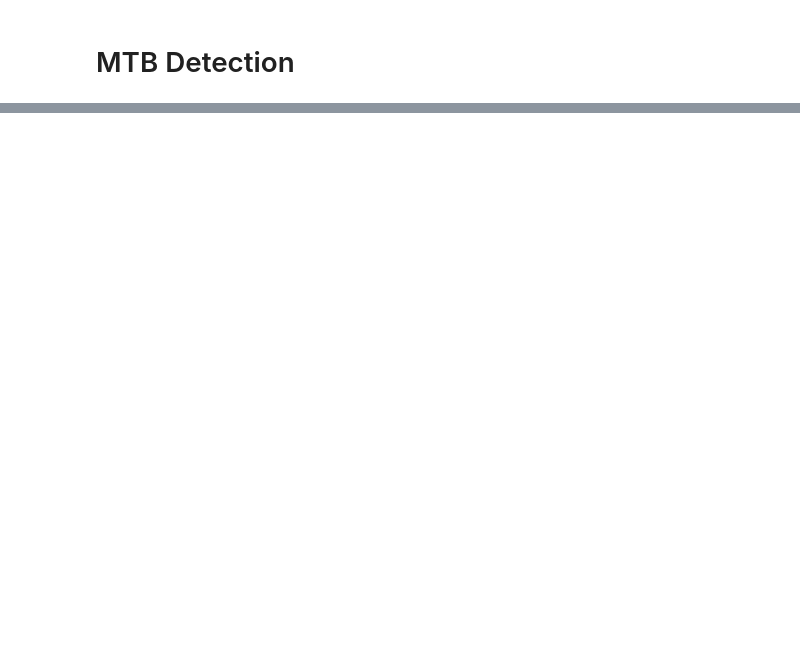
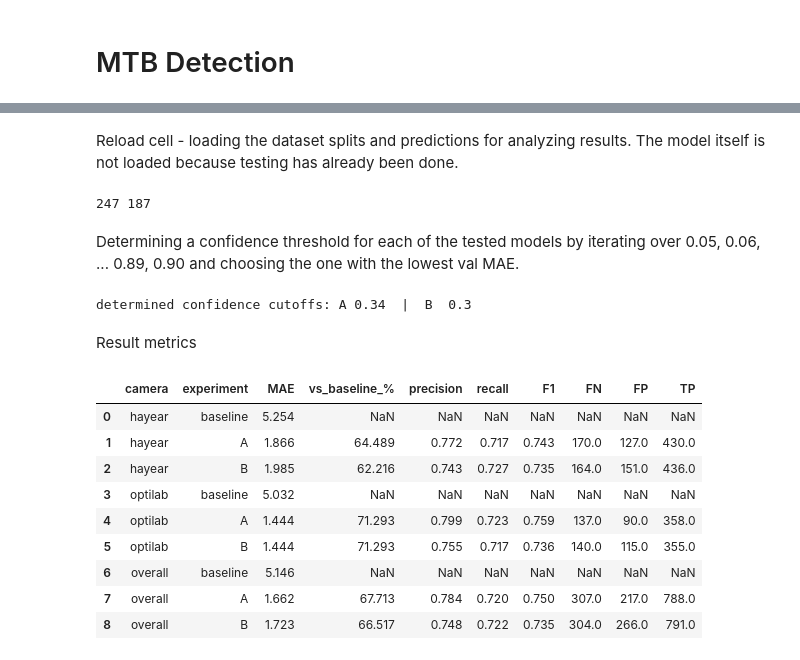
Before and after one commit to luminescent11/MTB-Detection, a Jupyter notebook: MTB_Detection.ipynb, the cells around one changed output, grey strips where cells are left out. Drawn from its saved outputs; the diff is of its cells as text; code cells hidden in the pictures; blank space fills up the shorter version.

```diff
--- a/MTB_Detection.ipynb
+++ b/MTB_Detection.ipynb
@@ -18,0 +412,61 @@ images  labels
+# %% [markdown]
+Reload cell - loading the dataset splits and predictions for analyzing results. The model itself is not loaded because testing has already been done.
+# %%
+val_all    = meta[meta.split == 'val']['path']
+val_hayear = meta[(meta.split == 'val') & (meta.camera == 'hayear')]['path']
+test_all   = meta[meta.split == 'test']['path']          # both cameras; split later with meta
+
+d = torch.load(f'{RUNS}/preds.pt', weights_only=False)
+pA, pB = d['pA'], d['pB']
+print(len(pA), len(pB))
+# %% [output]
+247 187
+# %% [markdown]
+Determining a confidence threshold for each of the tested models by iterating over 0.05, 0.06, ... 0.89, 0.90 and choosing the one with the lowest val MAE.
+# %%
+conf_cutoffs = np.round(np.arange(0.05, 0.91, 0.01), 2)
+
+cA = conf_cutoffs[np.argmin([calculate_model_MAE(val_all, pA, c) for c in conf_cutoffs])]
+cB = conf_cutoffs[np.argmin([calculate_model_MAE(val_hayear, pB, c) for c in conf_cutoffs])]
+
+print('determined confidence cutoffs: A', cA, ' | ', 'B ', cB)
+# %% [output]
+determined confidence cutoffs: A 0.34  |  B  0.3
+# %% [markdown]
+Result metrics
+# %%
+subsets = {
+    'hayear':  meta[(meta.split == 'test') & (meta.camera == 'hayear')]['path'],
+    'optilab': meta[(meta.split == 'test') & (meta.camera == 'optilab')]['path'],
+    'overall': meta[meta.split == 'test']['path'],
+}
+models = {'A': (pA, cA), 'B': (pB, cB)}
+
+results = {}                                   # camera -> experiment -> metric
+for cam, imgs in subsets.items():
+    labels = [Path(str(p).replace('/images/', '/labels/')).with_suffix('.txt') for p in imgs]
+    base = calculate_baseline_MAE(labels, med_A)
+    results[cam] = {'baseline': {'MAE': base}}
+    for name, (preds, cut) in models.items():
+        mae = calculate_model_MAE(imgs, preds, cut)
+        m = calculate_tp_fp_fn(imgs, preds, cut)
+        f1 = 2 * m['precision'] * m['recall'] / max(m['precision'] + m['recall'], 1e-9)
+        results[cam][name] = {'MAE': mae, 'vs_baseline_%': 100 * (base - mae) / base,
+                              'precision': m['precision'], 'recall': m['recall'], 'F1': f1,
+                              'FN': m['FN'], 'FP': m['FP'], 'TP': m['TP']}
+
+table = pd.DataFrame([{'camera': c, 'experiment': e, **v}
+                      for c, exps in results.items() for e, v in exps.items()]).round(3)
+table.to_csv(f'{RUNS}/test_results.csv', index=False)
+table
+# %% [output]
+|  | camera | experiment | MAE | vs_baseline_% | precision | recall | F1 | FN | FP | TP |
+| 0 | hayear | baseline | 5.254 | NaN | NaN | NaN | NaN | NaN | NaN | NaN |
+| 1 | hayear | A | 1.866 | 64.489 | 0.772 | 0.717 | 0.743 | 170.0 | 127.0 | 430.0 |
+| 2 | hayear | B | 1.985 | 62.216 | 0.743 | 0.727 | 0.735 | 164.0 | 151.0 | 436.0 |
+| 3 | optilab | baseline | 5.032 | NaN | NaN | NaN | NaN | NaN | NaN | NaN |
+| 4 | optilab | A | 1.444 | 71.293 | 0.799 | 0.723 | 0.759 | 137.0 | 90.0 | 358.0 |
+| 5 | optilab | B | 1.444 | 71.293 | 0.755 | 0.717 | 0.736 | 140.0 | 115.0 | 355.0 |
+| 6 | overall | baseline | 5.146 | NaN | NaN | NaN | NaN | NaN | NaN | NaN |
+| 7 | overall | A | 1.662 | 67.713 | 0.784 | 0.720 | 0.750 | 307.0 | 217.0 | 788.0 |
+| 8 | overall | B | 1.723 | 66.517 | 0.748 | 0.722 | 0.735 | 304.0 | 266.0 | 791.0 |
```
Also changed, not shown: parts of 46 cells of this notebook.
